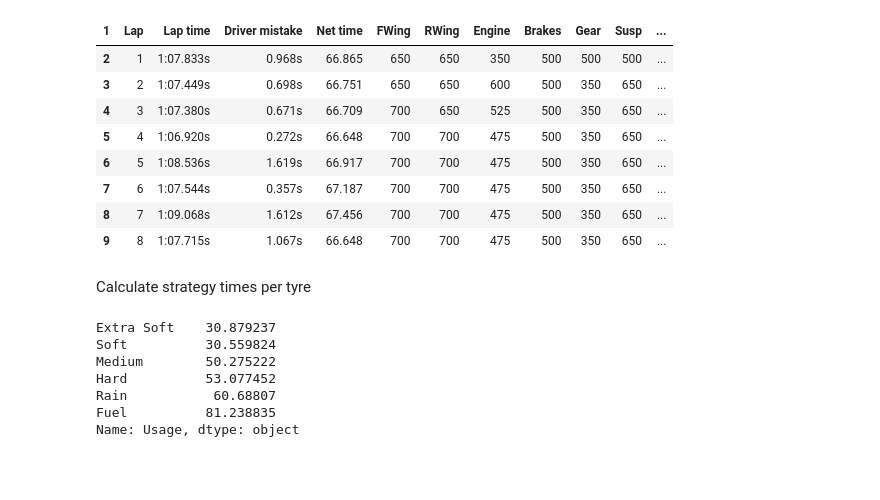
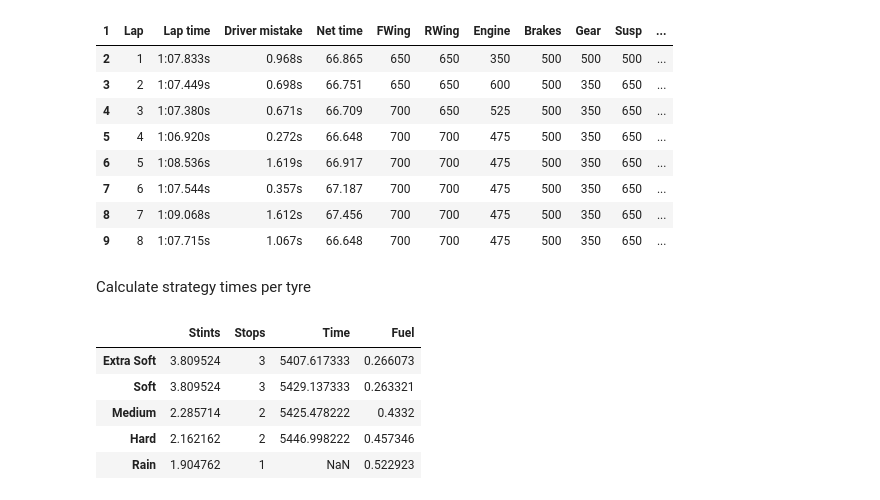
Before and after one commit to freire-guido/gpro, a Jupyter notebook: strategies.ipynb, the cells around one changed output. Cells and saved outputs as stored; diff of their text form; code cells hidden in the pictures; blank space fills up the shorter version.

```diff
--- a/strategies.ipynb
+++ b/strategies.ipynb
@@ -73,10 +81,0 @@ stops = np.ceil(stints) - 1 # np.ceil(x) - 1 != np.floor(x) e.g. x = 1
-# %%
-lapspertyre
-# %% [output]
-Extra Soft    30.879237
-Soft          30.559824
-Medium        50.275222
-Hard          53.077452
-Rain           60.68807
-Fuel          81.238835
-Name: Usage, dtype: object
@@ -91,2 +82,12 @@ def get_strategies(track, tol, tyres = ['Extra Soft', 'Soft', 'Medium', 'Hard',
+# %%
+strat = get_strategies(14, 0.3)
+strat
+# %% [output]
+|  | Stints | Stops | Time | Fuel |
+| Extra Soft | 3.809524 | 3 | 5407.617333 | 0.266073 |
+| Soft | 3.809524 | 3 | 5429.137333 | 0.263321 |
+| Medium | 2.285714 | 2 | 5425.478222 | 0.4332 |
+| Hard | 2.162162 | 2 | 5446.998222 | 0.457346 |
+| Rain | 1.904762 | 1 | NaN | 0.522923 |
 # %%
 col = {'Extra Soft': 'pink', 'Soft': 'red', 'Medium': 'yellow', 'Hard': 'grey', 'Rain': 'blue'}
```
Also changed, not shown: parts of 6 cells of this notebook, 1 other file.
